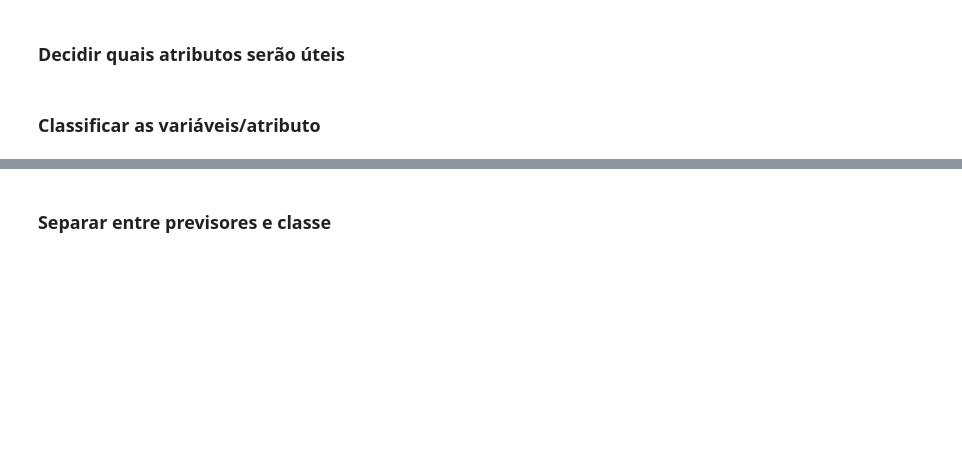
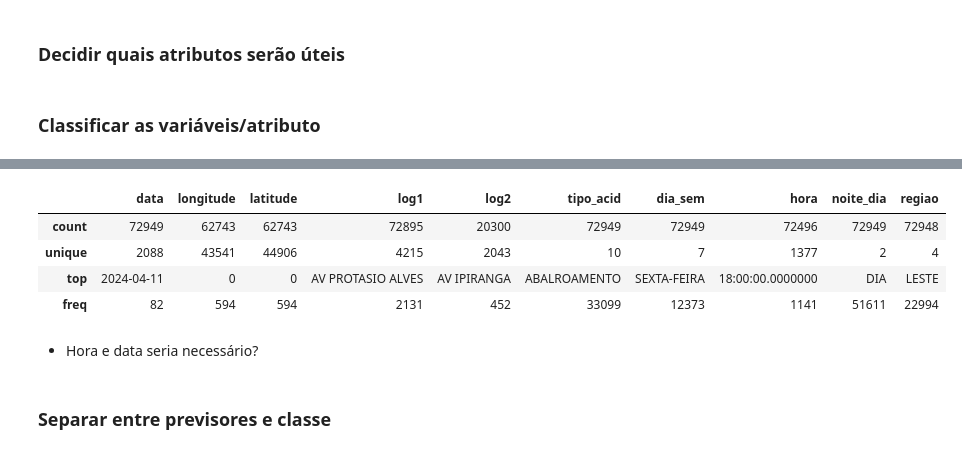
Before and after one commit to IgorCassolli/trabalho-pyspark, a Jupyter notebook: app.ipynb, the cells around one changed output, grey strips where cells are left out. Drawn from its saved outputs; the diff is of its cells as text; code cells hidden in the pictures; blank space fills up the shorter version.

```diff
--- a/app.ipynb
+++ b/app.ipynb
@@ -247,0 +366,10 @@ df.drop(columns=['predial1', 'queda_arr', 'idacidente', 'consorcio'], inplace=Tr
+# %%
+df.describe(include='object')
+# %% [output]
+|  | data | longitude | latitude | log1 | log2 | tipo_acid | dia_sem | hora | noite_dia | regiao |
+| count | 72949 | 62743 | 62743 | 72895 | 20300 | 72949 | 72949 | 72496 | 72949 | 72948 |
+| unique | 2088 | 43541 | 44906 | 4215 | 2043 | 10 | 7 | 1377 | 2 | 4 |
+| top | 2024-04-11 | 0 | 0 | AV PROTASIO ALVES | AV IPIRANGA | ABALROAMENTO | SEXTA-FEIRA | 18:00:00.0000000 | DIA | LESTE |
+| freq | 82 | 594 | 594 | 2131 | 452 | 33099 | 12373 | 1141 | 51611 | 22994 |
+# %% [markdown]
+- Hora e data seria necessário?
```
Also changed, not shown: parts of 19 cells of this notebook, 2 other files.
